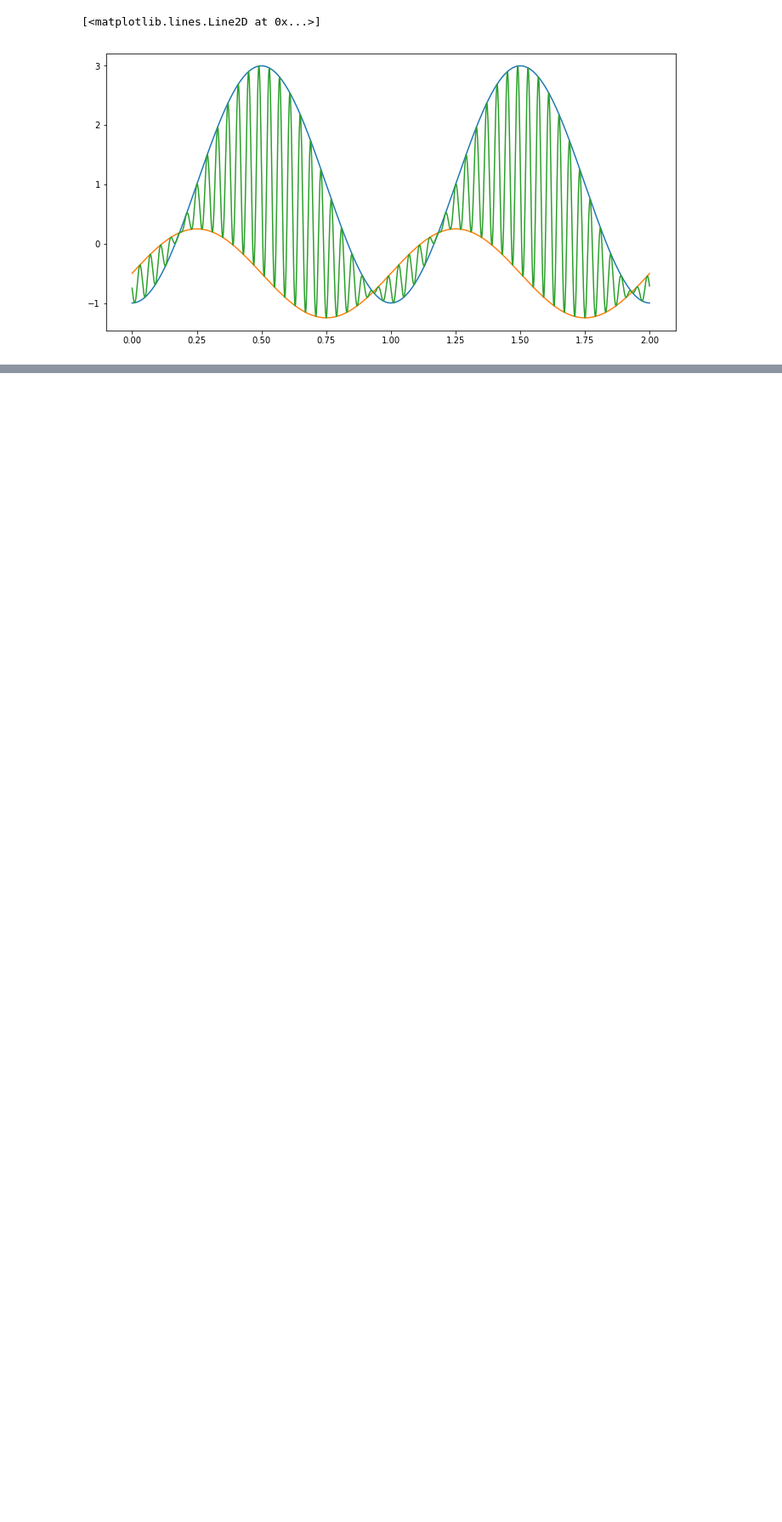
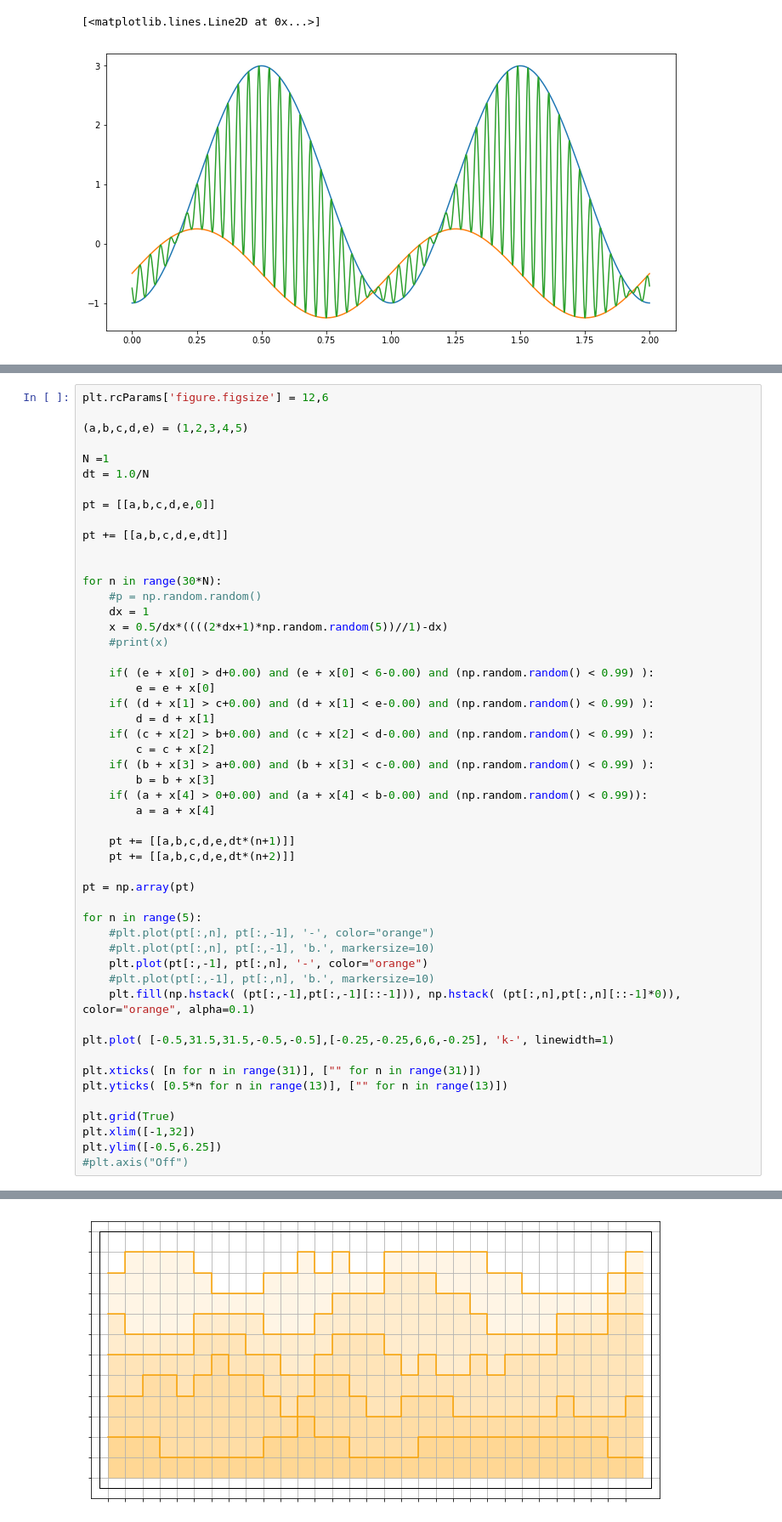
Before and after one commit to mango314/math-blog, a Jupyter notebook: 2019/042419 - Fourier Series.ipynb, the cells around one changed output, grey strips where cells are left out. Shown at 85% size. Drawn from its saved outputs; the diff is of its cells as text; blank space fills up the shorter version.

```diff
--- a/2019/042419 - Fourier Series.ipynb
+++ b/2019/042419 - Fourier Series.ipynb
@@ -435,0 +466,52 @@ plt.plot(t,z)
+# %%
+plt.rcParams['figure.figsize'] = 12,6
+
+(a,b,c,d,e) = (1,2,3,4,5)
+
+N =1
+dt = 1.0/N
+
+pt = [[a,b,c,d,e,0]]
+
+pt += [[a,b,c,d,e,dt]]
+
+
+for n in range(30*N):
+    #p = np.random.random()
+    dx = 1
+    x = 0.5/dx*((((2*dx+1)*np.random.random(5))//1)-dx)
+    #print(x)
+
+    if( (e + x[0] > d+0.00) and (e + x[0] < 6-0.00) and (np.random.random() < 0.99) ):
+        e = e + x[0]
+    if( (d + x[1] > c+0.00) and (d + x[1] < e-0.00) and (np.random.random() < 0.99) ):
+        d = d + x[1]
+    if( (c + x[2] > b+0.00) and (c + x[2] < d-0.00) and (np.random.random() < 0.99) ):
+        c = c + x[2]
+    if( (b + x[3] > a+0.00) and (b + x[3] < c-0.00) and (np.random.random() < 0.99) ):
+        b = b + x[3]
+    if( (a + x[4] > 0+0.00) and (a + x[4] < b-0.00) and (np.random.random() < 0.99)):
+        a = a + x[4]
+
+    pt += [[a,b,c,d,e,dt*(n+1)]]
+    pt += [[a,b,c,d,e,dt*(n+2)]]
+
+pt = np.array(pt)
+
+for n in range(5):
+    #plt.plot(pt[:,n], pt[:,-1], '-', color="orange")
+    #plt.plot(pt[:,n], pt[:,-1], 'b.', markersize=10)
+    plt.plot(pt[:,-1], pt[:,n], '-', color="orange")
+    #plt.plot(pt[:,-1], pt[:,n], 'b.', markersize=10)
+    plt.fill(np.hstack( (pt[:,-1],pt[:,-1][::-1])), np.hstack( (pt[:,n],pt[:,n][::-1]*0)), color="orange", alpha=0.1)
+
+plt.plot( [-0.5,31.5,31.5,-0.5,-0.5],[-0.25,-0.25,6,6,-0.25], 'k-', linewidth=1)
+
+plt.xticks( [n for n in range(31)], ["" for n in range(31)])
+plt.yticks( [0.5*n for n in range(13)], ["" for n in range(13)])
+
+plt.grid(True)
+plt.xlim([-1,32])
+plt.ylim([-0.5,6.25])
+#plt.axis("Off")
+# %% [output]
@@ -435,0 +519 @@ plt.plot(t,z)
+[figure, added]
```
Also changed, not shown: parts of 6 cells of this notebook.
